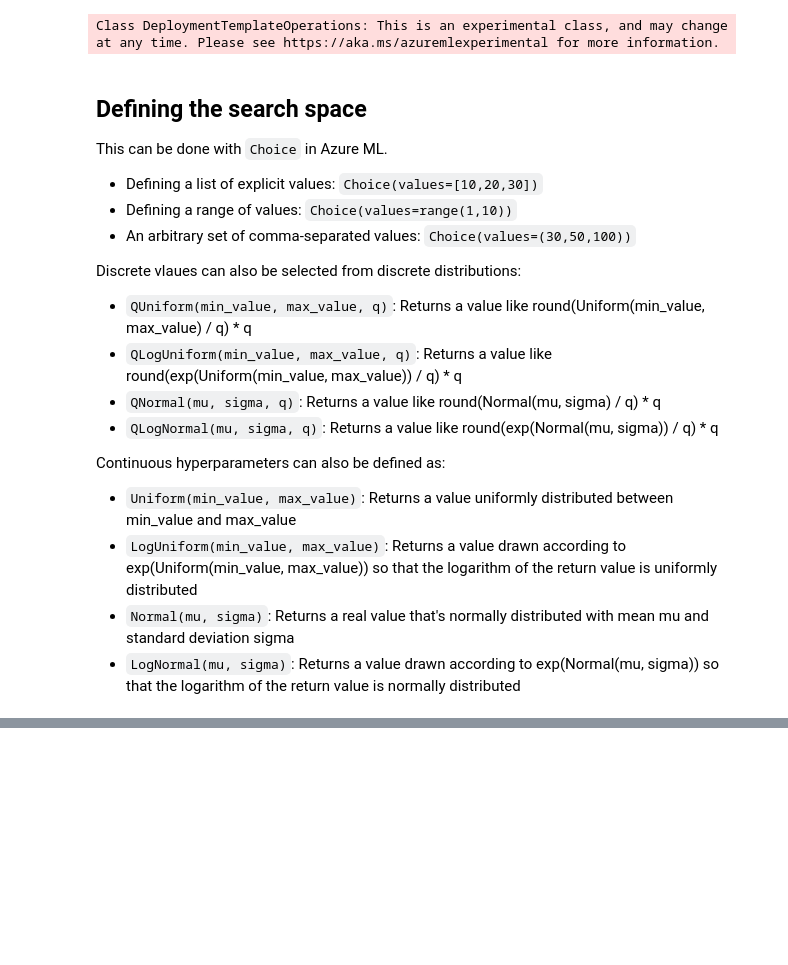
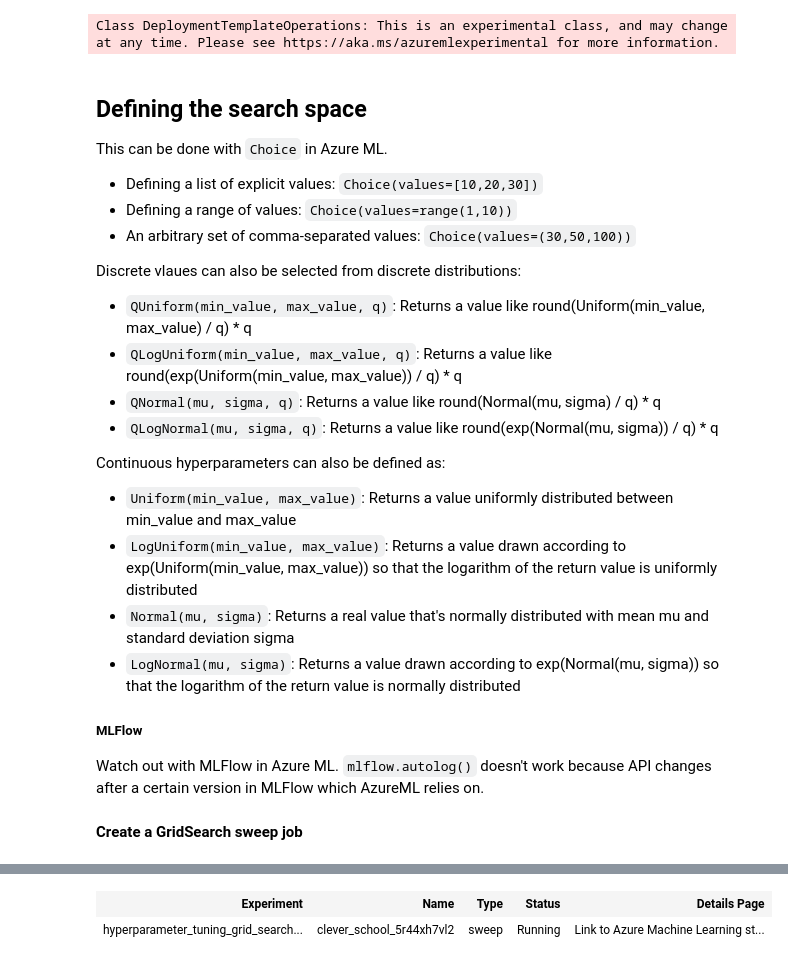
Before and after one commit to drigou/azure-machine-learning, a Jupyter notebook: az-ml/10_HyperParameterTuning/01_HyperParameterTuning.ipynb, the cells around one changed output, grey strips where cells are left out. Saved outputs shown, nothing was run; the diff lists cells and outputs as text; code cells hidden in the pictures; blank space fills up the shorter version.

````diff
--- a/az-ml/10_HyperParameterTuning/01_HyperParameterTuning.ipynb
+++ b/az-ml/10_HyperParameterTuning/01_HyperParameterTuning.ipynb
@@ -34,3 +34,7 @@ Continuous hyperparameters can also be defined as:
 - ```LogUniform(min_value, max_value)```: Returns a value drawn according to exp(Uniform(min_value, max_value)) so that the logarithm of the return value is uniformly distributed
 - ```Normal(mu, sigma)```: Returns a real value that's normally distributed with mean mu and standard deviation sigma
 - ```LogNormal(mu, sigma)```: Returns a value drawn according to exp(Normal(mu, sigma)) so that the logarithm of the return value is normally distributed
+
+##### MLFlow
+
+Watch out with MLFlow in Azure ML. ```mlflow.autolog()``` doesn't work because API changes after a certain version in MLFlow which AzureML relies on.
@@ -37,6 +67,24 @@ Continuous hyperparameters can also be defined as:
+# %% [markdown]
+**Create a GridSearch sweep job**
 # %%
 from azure.ai.ml.sweep import Choice, Normal
-from azure.ai.ml import command
 
-sweep_job =
+job = create_base_job()
+
+command_job_for_sweep = job(
+     C = Choice(values=[0.1, 1, 10])
+    ,max_iter = Choice(values=[100, 500, 1000])
+)
+
+# Create a grid search sweep job
+sweep_job = command_job_for_sweep.sweep(
+     sampling_algorithm = "grid"
+    ,primary_metric = "accuracy"
+    ,goal="Maximize"
+)
+
+sweep_job.experiment_name = \
+    "hyperparameter_tuning_grid_search_diabets_classifier"
+
+ml_client.jobs.create_or_update(sweep_job)
 # %% [output]
@@ -43,0 +91,2 @@ ImportError: cannot import name 'job' from 'azure.ai.ml' (c:\Users\dgouwy\Docume
+| Experiment | Name | Type | Status | Details Page |
+| hyperparameter_tuning_grid_search... | clever_school_5r44xh7vl2 | sweep | Running | Link to Azure Machine Learning st... |
````
Also changed, not shown: parts of 11 cells of this notebook, 3 other files.
